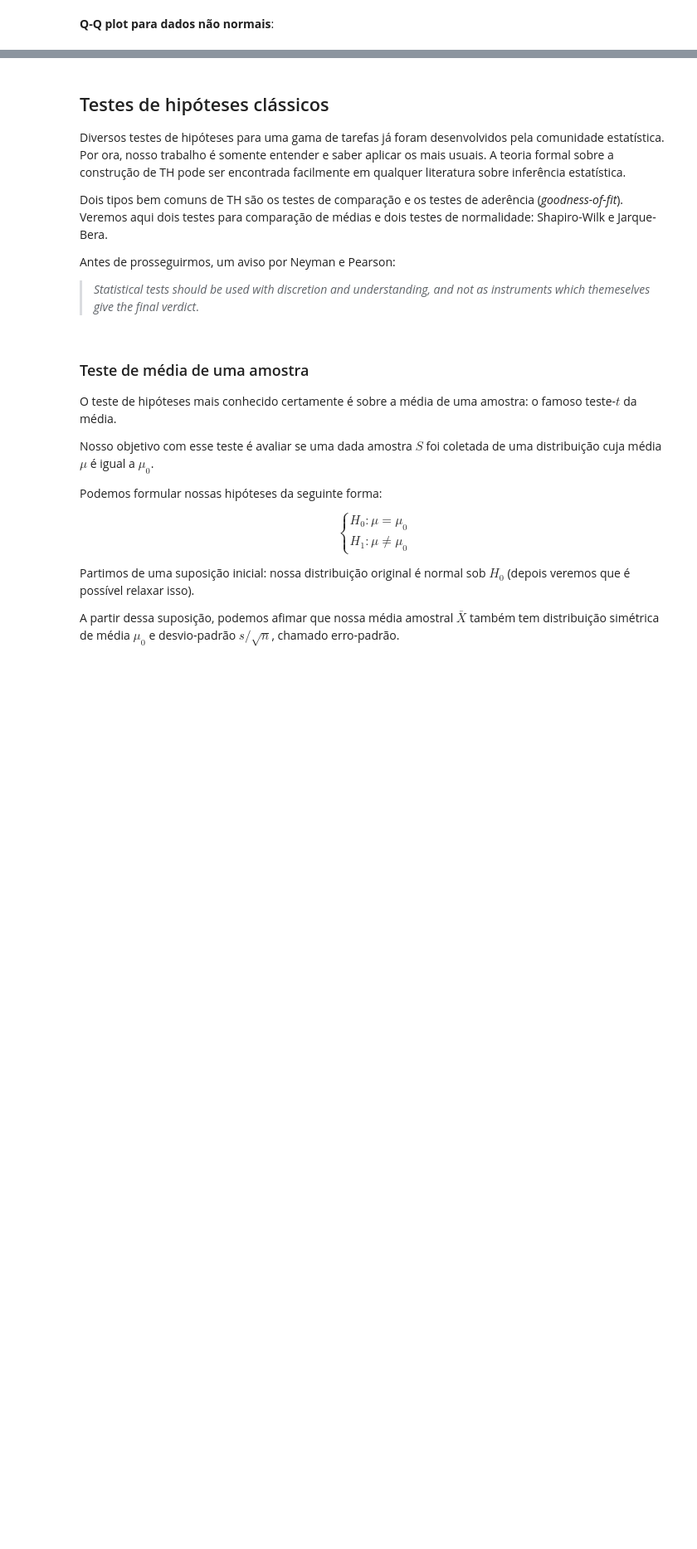
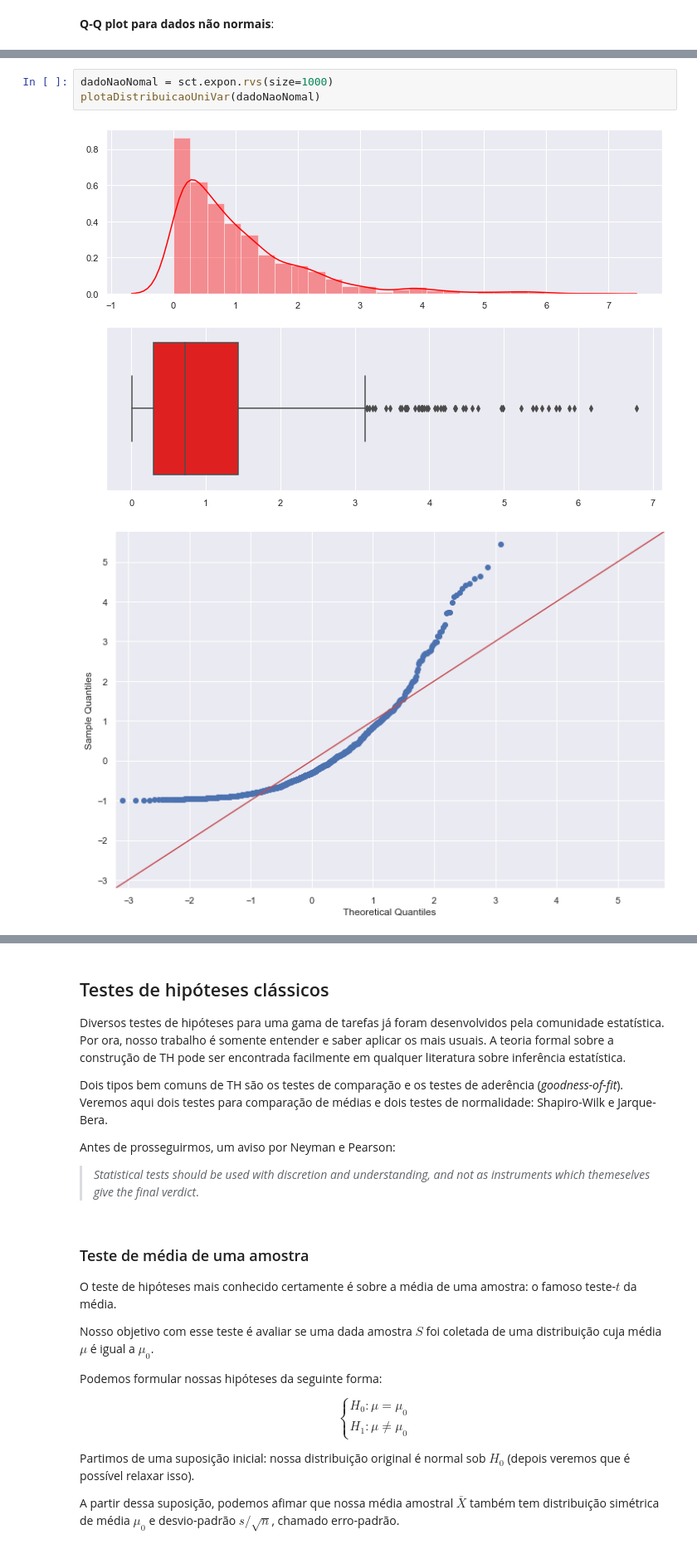
Before and after one commit to CarlosChiarelli/aceleracao-Codenation-DataScience, a Jupyter notebook: 07_modulo_05/aula_5_pensamento_estatistico_em_python.ipynb, the cells around one changed output, grey strips where cells are left out. Shown at 83% size. Saved outputs shown, nothing was run; the diff lists cells and outputs as text; blank space fills up the shorter version.

```diff
--- a/07_modulo_05/aula_5_pensamento_estatistico_em_python.ipynb
+++ b/07_modulo_05/aula_5_pensamento_estatistico_em_python.ipynb
@@ -241,0 +321,6 @@ sm.qqplot(non_normal_data, fit=True, line="45");
+# %%
+dadoNaoNomal = sct.expon.rvs(size=1000)
+plotaDistribuicaoUniVar(dadoNaoNomal)
+# %% [output]
+[figure, added]
+[figure, added]
```
Also changed, not shown: parts of 26 cells of this notebook, 51 other files.
